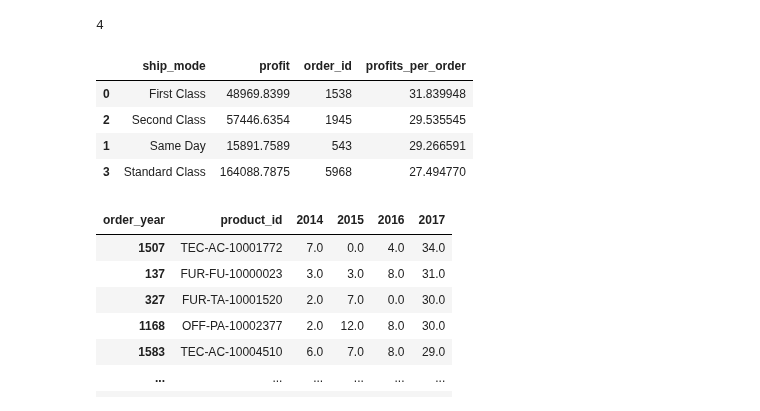
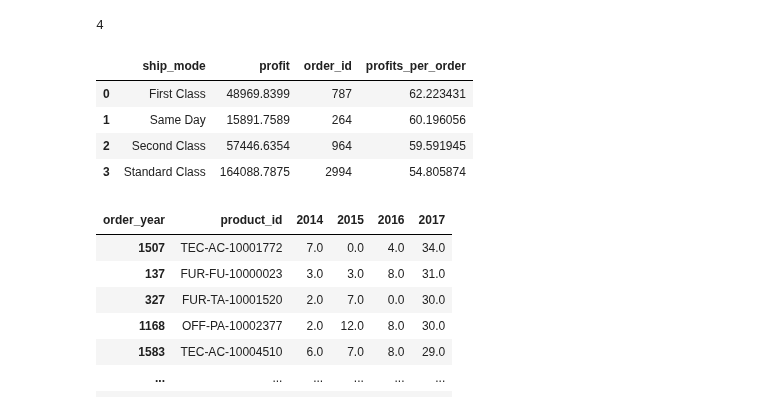
Before and after one commit to Dilcia19/superstore, a Jupyter notebook: notebooks/analysis_in_py.ipynb, the cells around one changed output. Cells and saved outputs as stored; diff of their text form; code cells hidden in the pictures.

```diff
--- a/notebooks/analysis_in_py.ipynb
+++ b/notebooks/analysis_in_py.ipynb
@@ -455,15 +455,15 @@ int(avg_ship_days)
 # %%
 # profit per ship mode
 
-ship_mode_profits = ordered_n_shipped.groupby(['ship_mode']).agg({'profit':'sum','order_id':'count'}).reset_index()
+ship_mode_profits = ordered_n_shipped.groupby(['ship_mode']).agg({'profit':'sum','order_id':'nunique'}).reset_index()
 ship_mode_profits['profits_per_order'] = ship_mode_profits['profit'] / ship_mode_profits['order_id']
 ship_mode_profits.sort_values(by='profits_per_order', ascending=False)
 # %% [output]
 |  | ship_mode | profit | order_id | profits_per_order |
-| 0 | First Class | 48969.8399 | 1538 | 31.839948 |
-| 2 | Second Class | 57446.6354 | 1945 | 29.535545 |
-| 1 | Same Day | 15891.7589 | 543 | 29.266591 |
-| 3 | Standard Class | 164088.7875 | 5968 | 27.494770 |
+| 0 | First Class | 48969.8399 | 787 | 62.223431 |
+| 1 | Same Day | 15891.7589 | 264 | 60.196056 |
+| 2 | Second Class | 57446.6354 | 964 | 59.591945 |
+| 3 | Standard Class | 164088.7875 | 2994 | 54.805874 |
 # %%
 # list of products consistently in high demand across all years, started
 
```
